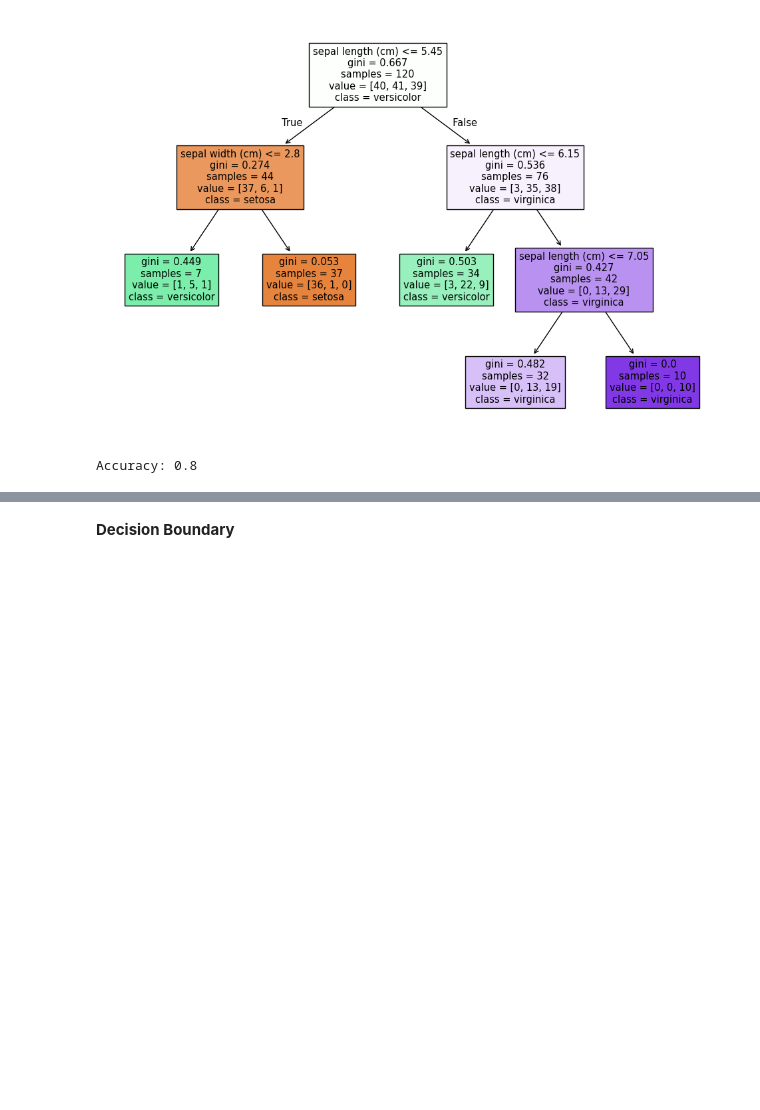
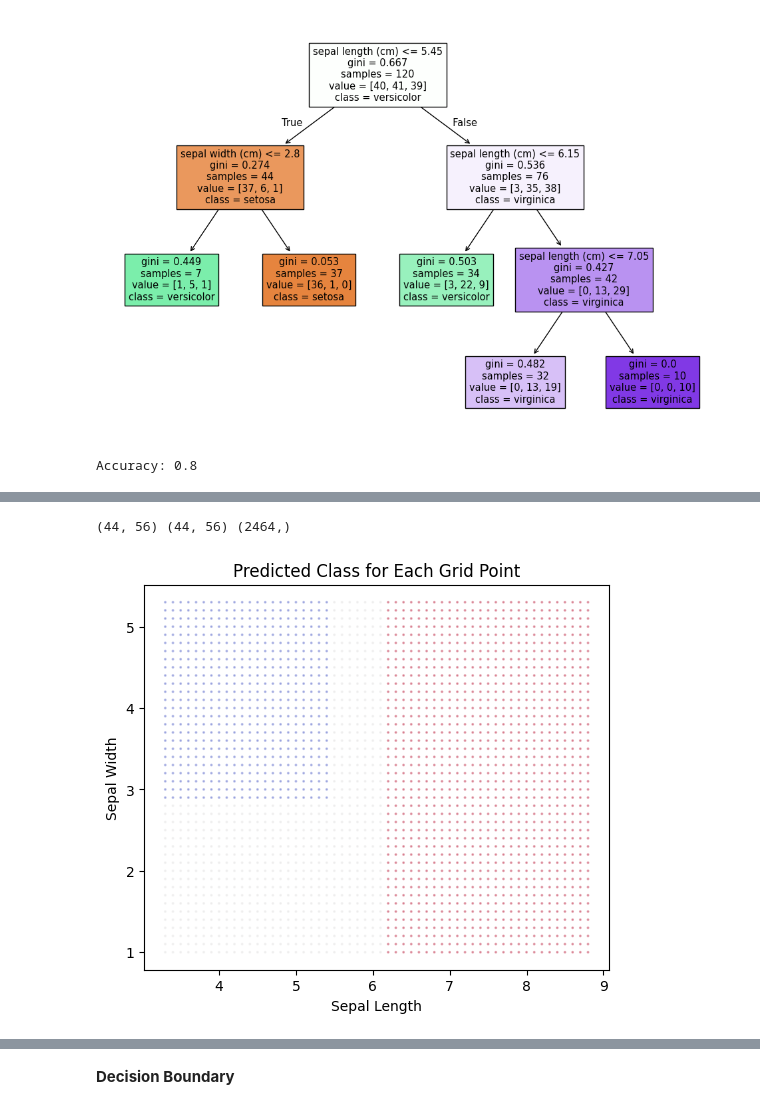
Before and after one commit to jain40470/Machine-Learning, a Jupyter notebook: EnsembleLearning/Bagging/DecisionTrees/classification.ipynb, the cells around one changed output, grey strips where cells are left out. Drawn from its saved outputs; the diff is of its cells as text; code cells hidden in the pictures; blank space fills up the shorter version.

```diff
--- a/EnsembleLearning/Bagging/DecisionTrees/classification.ipynb
+++ b/EnsembleLearning/Bagging/DecisionTrees/classification.ipynb
@@ -38,0 +95,21 @@ Accuracy: 0.8
+# %%
+# .ravel() convert it into 1d array
+# np.c_[[1,2,3], [4,5,6]]
+# [[1, 4],
+#  [2, 5],
+#  [3, 6]]
+
+grid_points = np.c_[xx.ravel(), yy.ravel()]
+Z = clf.predict(grid_points)
+
+print(xx.shape , yy.shape,Z.shape)
+
+plt.figure(figsize=(6, 5))
+plt.scatter(xx.ravel(), yy.ravel(), c=Z, alpha=0.3, cmap=plt.cm.coolwarm, s=1)
+plt.title("Predicted Class for Each Grid Point")
+plt.xlabel("Sepal Length")
+plt.ylabel("Sepal Width")
+plt.show()
+# %% [output]
+(44, 56) (44, 56) (2464,)
+[figure, added]
```
Also changed, not shown: parts of 37 cells of this notebook, 1 other file.
